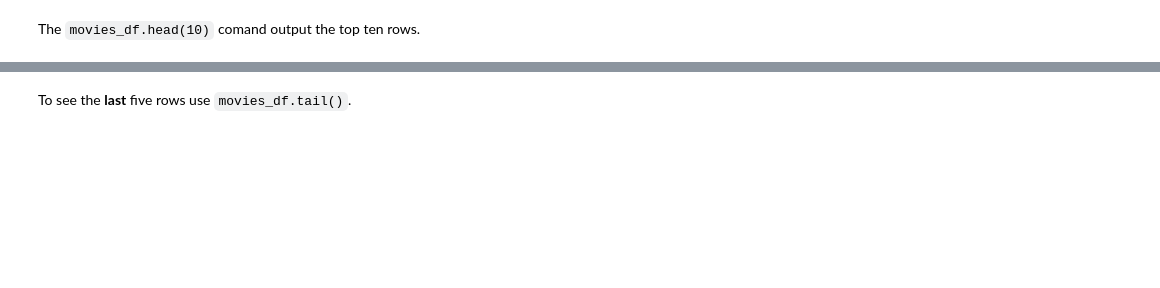
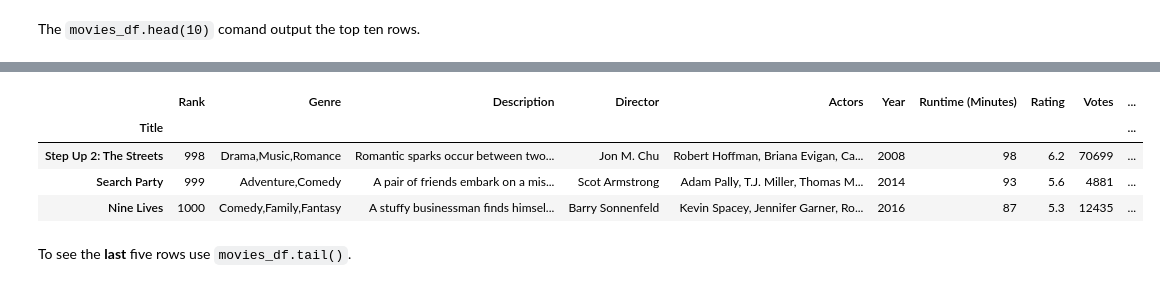
Before and after one commit to jesusossian/scientific_prog, a Jupyter notebook: tutoriais/09_pandas.ipynb, the cells around one changed output, grey strips where cells are left out. Cells and saved outputs as stored; diff of their text form; code cells hidden in the pictures; blank space fills up the shorter version.

```diff
--- a/tutoriais/09_pandas.ipynb
+++ b/tutoriais/09_pandas.ipynb
@@ -112,6 +183,12 @@ movies_df.head(2)
 # %%
 # .head(): outputs the **last** five rows of your DataFrame by default
-movies_df.tail(2)
+movies_df.tail(3)
+# %% [output]
+|  | Rank | Genre | Description | Director | Actors | Year | Runtime (Minutes) | Rating | Votes | ... |
+| Title |  |  |  |  |  |  |  |  |  | ... |
+| Step Up 2: The Streets | 998 | Drama,Music,Romance | Romantic sparks occur between two... | Jon M. Chu | Robert Hoffman, Briana Evigan, Ca... | 2008 | 98 | 6.2 | 70699 | ... |
+| Search Party | 999 | Adventure,Comedy | A pair of friends embark on a mis... | Scot Armstrong | Adam Pally, T.J. Miller, Thomas M... | 2014 | 93 | 5.6 | 4881 | ... |
+| Nine Lives | 1000 | Comedy,Family,Fantasy | A stuffy businessman finds himsel... | Barry Sonnenfeld | Kevin Spacey, Jennifer Garner, Ro... | 2016 | 87 | 5.3 | 12435 | ... |
 # %% [markdown]
 To see the **last** five rows use `movies_df.tail()`.
 # %%
```
Also changed, not shown: parts of 57 cells of this notebook, 4 other files.
